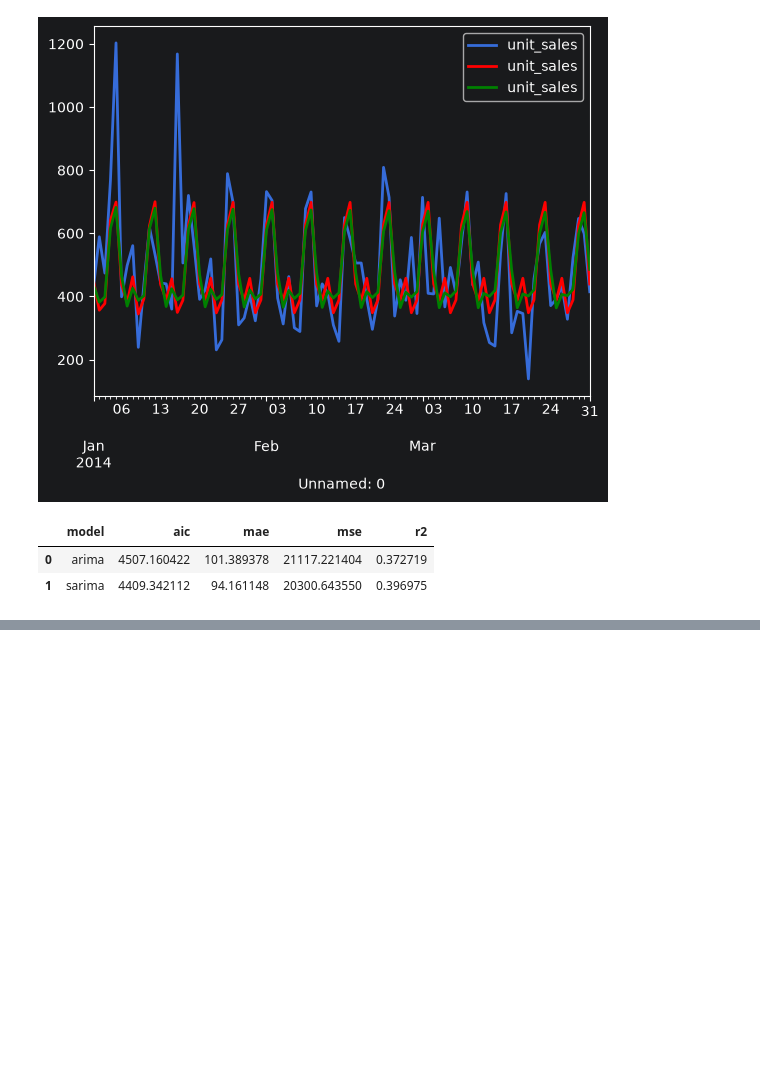
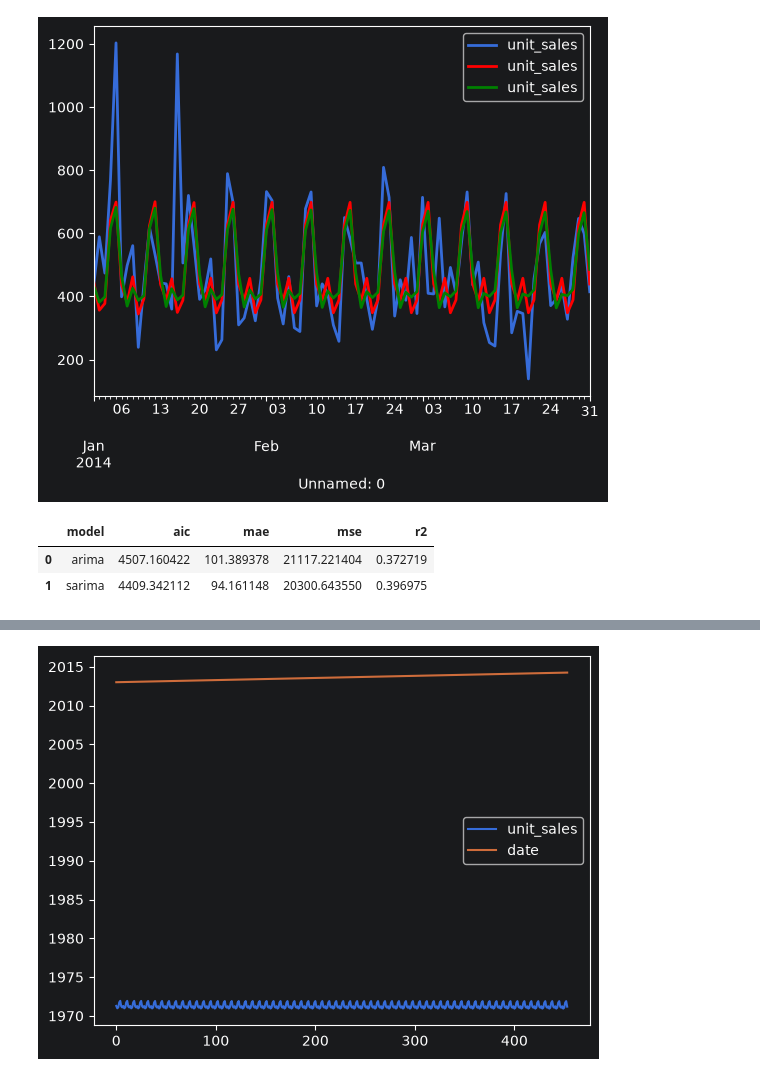
Before and after one commit to ka-katrin/Python_Timeseries_Project, a Jupyter notebook: statistical_models.ipynb, the cells around one changed output, grey strips where cells are left out. Cells and saved outputs as stored; diff of their text form; code cells hidden in the pictures; blank space fills up the shorter version.

```diff
--- a/statistical_models.ipynb
+++ b/statistical_models.ipynb
@@ -337,0 +389,5 @@ model_evaluation
+# %%
+forecast_prophet_y=pd.DataFrame()
+# %%
+forecast_prophet_y['unit_sales']=forecast_prophet['yhat']
+forecast_prophet_y['date']= forecast_prophet['ds']
@@ -337,0 +406,5 @@ model_evaluation
+# %%
+forecast_prophet_y.plot()
+plt.show()
+# %% [output]
+[figure, added]
```
Also changed, not shown: parts of 10 cells of this notebook.
